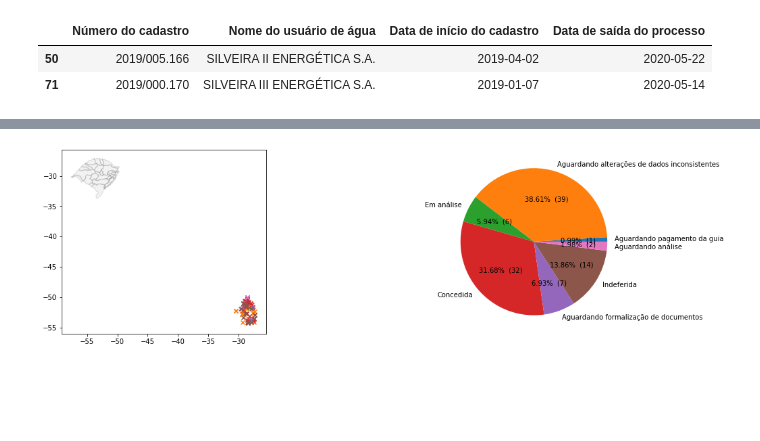
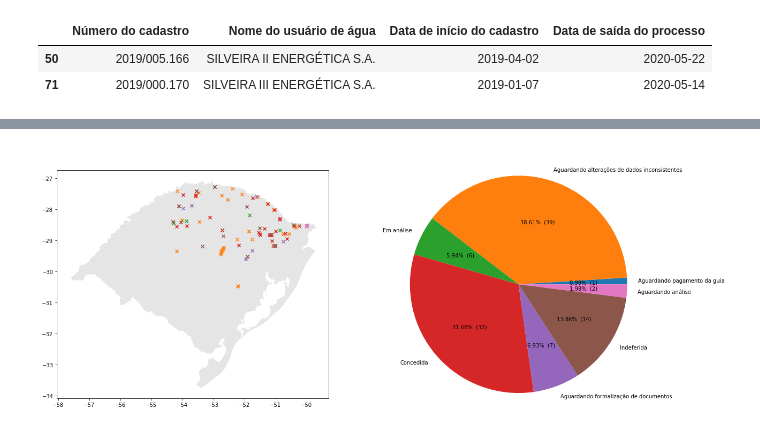
Before and after one commit to robertorolo/KML_from_SIOUT_csv, a Jupyter notebook: KML_SIOUT.ipynb, the cells around one changed output, grey strips where cells are left out. Saved outputs shown, nothing was run; the diff lists cells and outputs as text; code cells hidden in the pictures; blank space fills up the shorter version.

```diff
--- a/KML_SIOUT.ipynb
+++ b/KML_SIOUT.ipynb
@@ -138,22 +131,22 @@ def make_autopct(values):
         return '{p:.2f}%  ({v:d})'.format(p=pct,v=val)
     return my_autopct
 # %%
-fig, (ax1, ax2) = plt.subplots(1, 2, figsize=(18,5))
+fig, (ax1, ax2) = plt.subplots(1, 2, figsize=(20,15))
 ax2.pie(pie_dict.values(), autopct=make_autopct(pie_dict.values()), labels=pie_dict.keys())
 #plot_shape(22, ax1, sf)
-#estados[estados['sigla'] == 'RS'].plot(color='gray', ax=ax1, alpha=0.2)
-bacias.plot(edgecolor='black', color='gray', ax=ax1, alpha=0.1)
+estados[estados['sigla'] == 'RS'].plot(color='gray', ax=ax1, alpha=0.2)
+#bacias.plot(edgecolor='black', color='gray', ax=ax1, alpha=0.1)
 for s in df_filtrado['Status'].unique():
     f = df_filtrado['Status'] == s
-    x, y = df_filtrado[f]['Latitude'].values, df_filtrado[f]['Longitude'].values
+    y, x = df_filtrado[f]['Latitude'].values, df_filtrado[f]['Longitude'].values
     x, y = [float(i.replace(',','.')) for i in x], [float(i.replace(',','.')) for i in y]
     ax1.scatter(x, y, label = s, marker='x')
 ax1.axis('scaled')
 #fig.suptitle('Status dos processos de hidrelétricas do SIOUT')
 #ax2.legend(loc='upper right')
 plt.savefig('Status', bbox_inches='tight')
 # %% [output]
-[figure, old version]
+[figure, new version]
 # %%
 doc = KML.Document()
 # %%
```
Also changed, not shown: parts of 1 cell of this notebook, 3 other files.
